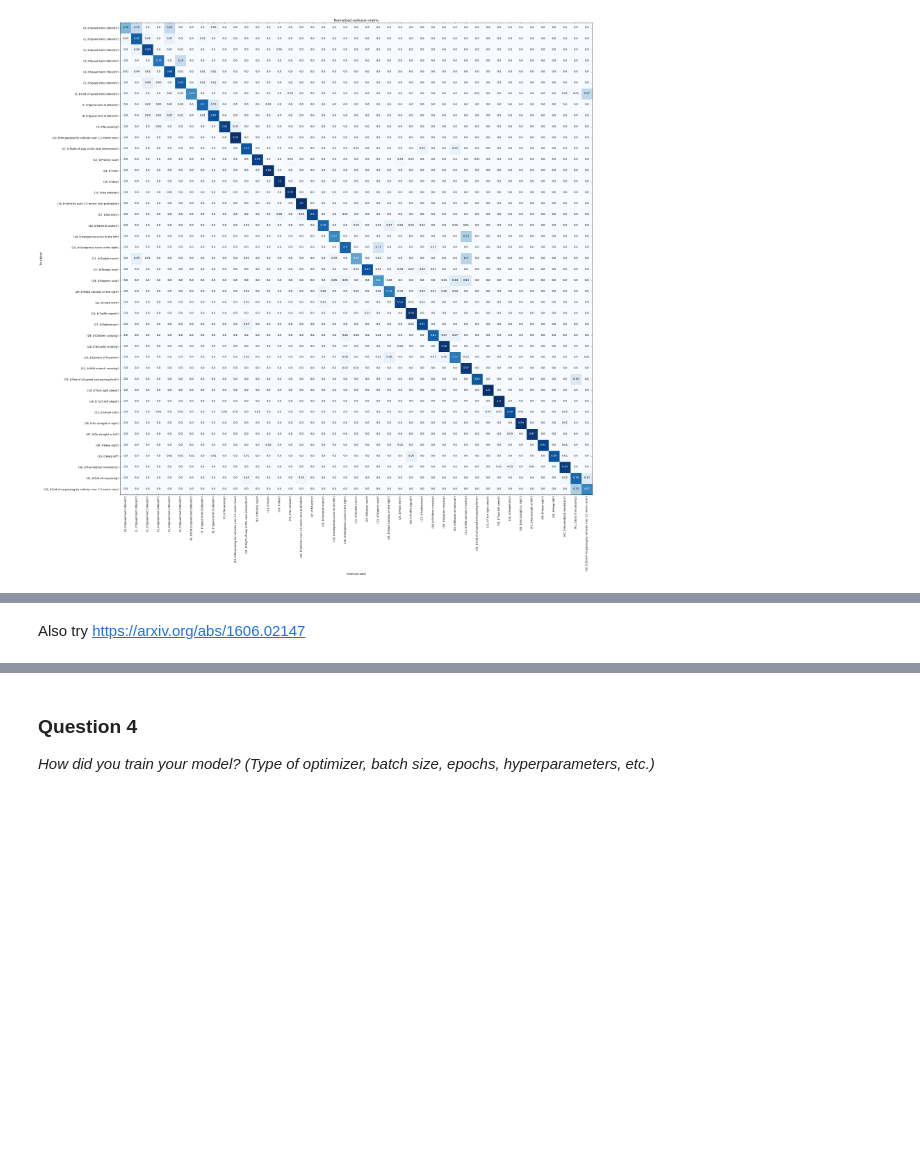
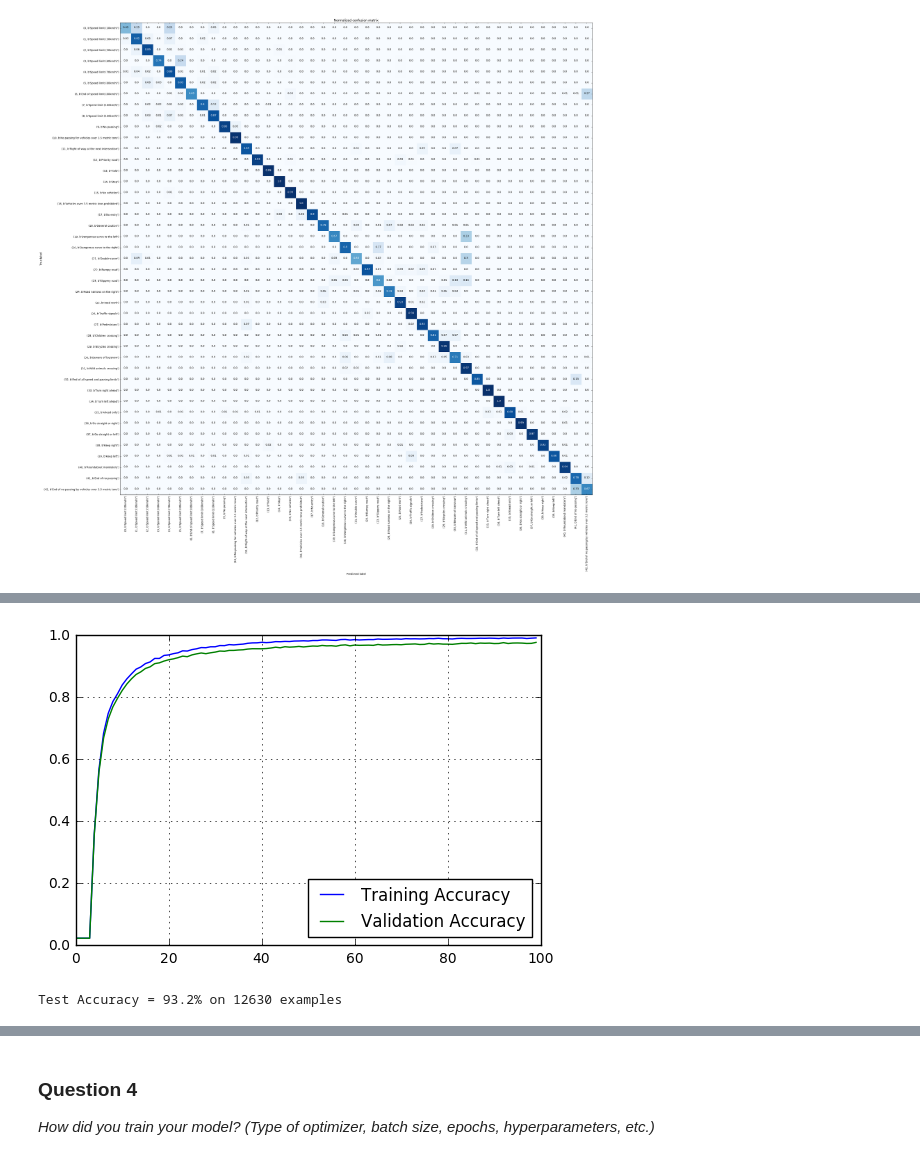
Before and after one commit to rdjondo/CarND-Traffic-Sign-Classifier-Project, a Jupyter notebook: Traffic_Sign_Classifier.ipynb, the cells around one changed output, grey strips where cells are left out. Cells and saved outputs as stored; diff of their text form; code cells hidden in the pictures; blank space fills up the shorter version.

```diff
--- a/Traffic_Sign_Classifier.ipynb
+++ b/Traffic_Sign_Classifier.ipynb
@@ -936,7 +937,7 @@ class Inception_ResNet():
 
     # Implementing the Stem of the Inception-ResNet-v2 network
     def stem_inception_resnet(self,x):
-        out = self.conv(x, kernel=[3, 3], depth=32, strides=2, layer_name='stem_conv1', padding='VALID')
+        out = self.conv(x, kernel=[3, 3], depth=32, strides=1, layer_name='stem_conv1', padding='VALID')
         out = self.conv(out, kernel=[3, 3], depth=32, strides=1, layer_name='stem_conv2', padding='VALID')
         out_fork = self.conv(out, kernel=[3, 3], depth=64, strides=1, layer_name='stem_conv3')
 
@@ -962,7 +963,7 @@ class Inception_ResNet():
         # Filter concat
         out_concat2 = tf.concat(3, [out_fork2_short, out_fork2_long])
 
-        out_fork_last_conv = self.conv(out_concat2, kernel=[3, 3], depth=192, layer_name='stem_conv11', padding='VALID')
+        out_fork_last_conv = self.conv(out_concat2, kernel=[3, 3], depth=192, strides=2, layer_name='stem_conv11', padding='VALID')
 
         pool_filter_shape = [1, 2, 2, 1]
         pool_strides = [1, 2, 2, 1]
@@ -1019,7 +1020,7 @@ accuracy_operation = tf.reduce_mean(tf.cast(correct_prediction, tf.float32))
 saver = tf.train.Saver()
 
 dropout = 0.8
-EPOCHS = 20
+EPOCHS = 100
 BATCH_SIZE = 256
 
 # Train the neural network
@@ -1040,2 +1038,19 @@ SyntaxError: invalid syntax (<ipython-input-179-0cfcc5428db1>, line 1)
-# %% [markdown]
-Also try https://arxiv.org/abs/1606.02147
+# %%
+plt.plot(incep_training_accuracies,label='Training Accuracy')
+plt.plot(incep_valid_accuracies,label='Validation Accuracy')
+plt.legend(loc='lower right')
+plt.grid(True)
+plt.show()
+# %% [output]
+[figure, added]
+# %%
+# Evaluate the model
+
+with tf.Session() as sess:
+    dropout = 1
+    saver.restore(sess, tf.train.latest_checkpoint('.'))
+
+    test_accuracy = evaluate(accuracy_operation, X_test, y_test, BATCH_SIZE)
+    print("Test Accuracy = {:.1f}% on {} examples".format(test_accuracy*100,len(y_test)))
+# %% [output]
+Test Accuracy = 93.2% on 12630 examples
```
Also changed, not shown: parts of 4 cells of this notebook.
